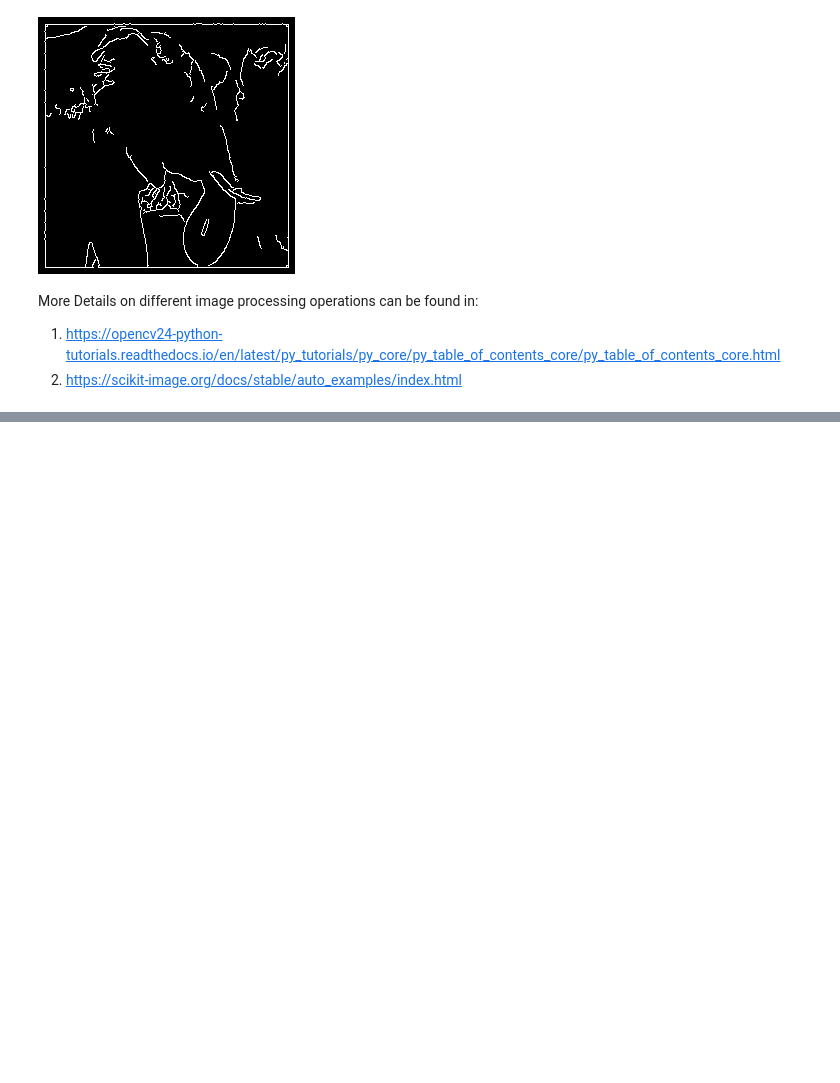
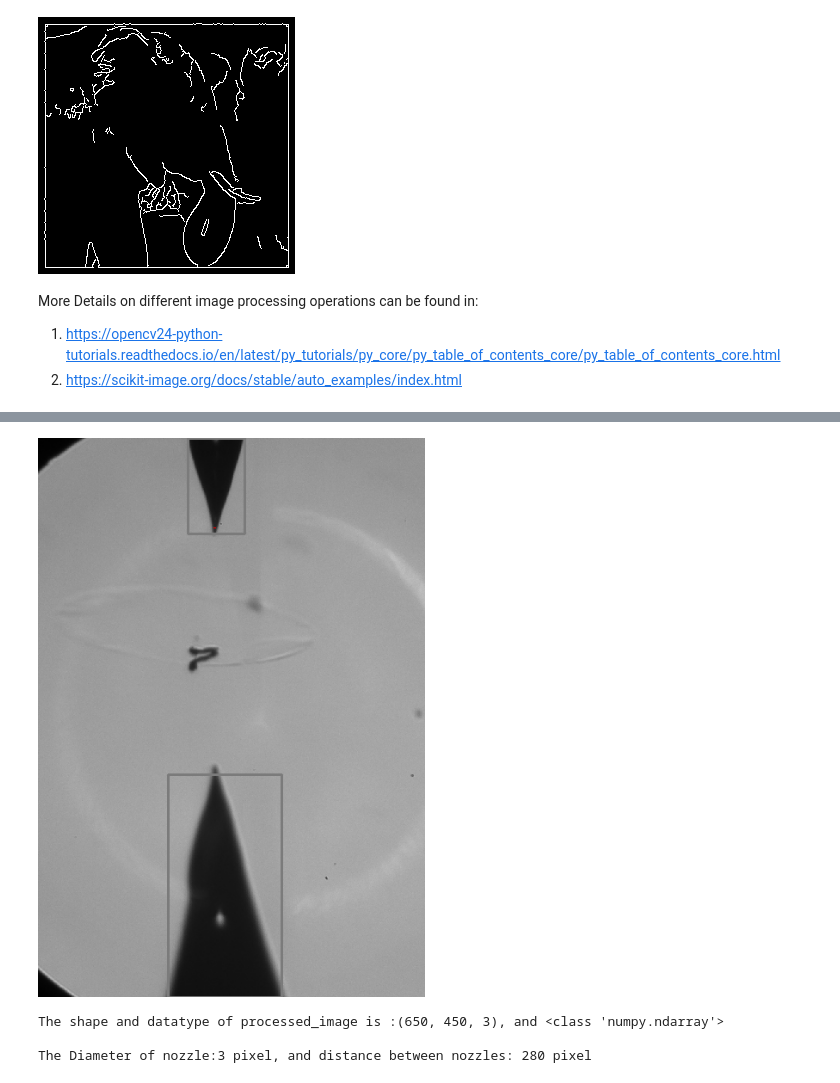
Before and after one commit to charchit/Presentation, a Jupyter notebook: OpenCV/OpenCV.ipynb, the cells around one changed output, grey strips where cells are left out. Saved outputs shown, nothing was run; the diff lists cells and outputs as text; code cells hidden in the pictures; blank space fills up the shorter version.

```diff
--- a/OpenCV/OpenCV.ipynb
+++ b/OpenCV/OpenCV.ipynb
@@ -222,0 +304,21 @@ More Details on different image processing operations can be found in:
+# %%
+lower_color = np.array([0, 0, 0], dtype=np.uint8)
+upper_color = np.array([179, 80, 60], dtype=np.uint8)
+bottom_lower_color = np.array([0, 0, 0], dtype=np.uint8)
+bottom_upper_color = np.array([179, 0, 100], dtype=np.uint8)
+target_shape_contour = np.array([[[0, 150]], [[50, 0]],[[100, 150]]], dtype=np.int32)
+bottom_target_shape_contour = np.array([[[0, 0]], [[50, 150]],[[100, 0]]], dtype=np.int32)
+min_area = 2500
+similarity_threshold = 0.3
+dark_threshold = 50
+
+processed_image, count, distance = process_image(image, lower_color, upper_color, min_area, dark_threshold)
+# %%
+cv2_imshow(processed_image)
+print(f'The shape and datatype of processed_image is :{processed_image.shape}, and {type(processed_image)}\n')
+print(f'The Diameter of nozzle:{count} pixel, and distance between nozzles: {distance} pixel\n')
+# %% [output]
+[figure, added]
+The shape and datatype of processed_image is :(650, 450, 3), and <class 'numpy.ndarray'>
+
+The Diameter of nozzle:3 pixel, and distance between nozzles: 280 pixel
```
Also changed, not shown: parts of 10 cells of this notebook.
